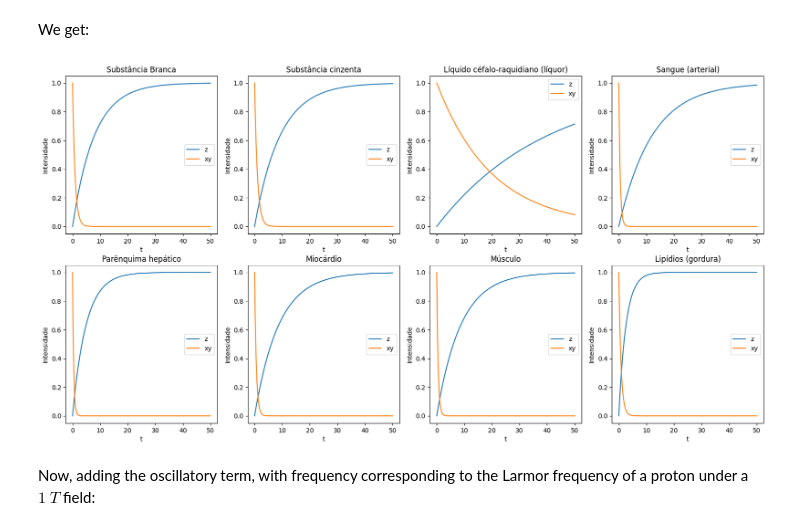
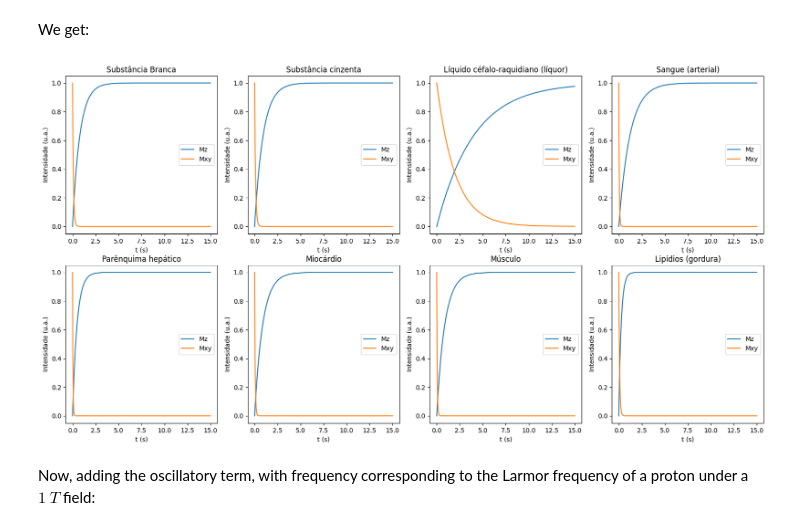
Before and after one commit to JoaoDell/MRI-study, a Jupyter notebook: examples/relaxation_times.ipynb, the cells around one changed output. Drawn from its saved outputs; the diff is of its cells as text; code cells hidden in the pictures.

```diff
--- a/examples/relaxation_times.ipynb
+++ b/examples/relaxation_times.ipynb
@@ -10,23 +10,23 @@ import matplotlib.pyplot as plt
 # %% [markdown]
 Now, for the *T1* and *T2* values, we have:
 # %%
-T1_d = {'Substância Branca' : 790*10e-3,
-      'Substância cinzenta' : 920*10e-3,
-      'Líquido céfalo-raquidiano (líquor)' : 4000*10e-3,
-      'Sangue (arterial)' : 1200*10e-3,
-      'Parênquima hepático' : 490*10e-3,
-      'Miocárdio' : 870*10e-3,
-      'Músculo' : 870*10e-3,
-      'Lipídios (gordura)' : 260*10e-3}
+T1_d = {'Substância Branca' : 790*1e-3,
+      'Substância cinzenta' : 920*1e-3,
+      'Líquido céfalo-raquidiano (líquor)' : 4000*1e-3,
+      'Sangue (arterial)' : 1200*1e-3,
+      'Parênquima hepático' : 490*1e-3,
+      'Miocárdio' : 870*1e-3,
+      'Músculo' : 870*1e-3,
+      'Lipídios (gordura)' : 260*1e-3}
 
-T2_d = {'Substância Branca' : 90*10e-3,
-      'Substância cinzenta' : 100*10e-3,
-      'Líquido céfalo-raquidiano (líquor)' : 2000*10e-3,
-      'Sangue (arterial)' : 50*10e-3,
-      'Parênquima hepático' : 40*10e-3,
-      'Miocárdio' : 60*10e-3,
-      'Músculo' : 50*10e-3,
-      'Lipídios (gordura)' : 80*10e-3}
+T2_d = {'Substância Branca' : 90*1e-3,
+      'Substância cinzenta' : 100*1e-3,
+      'Líquido céfalo-raquidiano (líquor)' : 2000*1e-3,
+      'Sangue (arterial)' : 50*1e-3,
+      'Parênquima hepático' : 40*1e-3,
+      'Miocárdio' : 60*1e-3,
+      'Músculo' : 50*1e-3,
+      'Lipídios (gordura)' : 80*1e-3}
 
 T1 = np.array(list(T1_d.values()))
 T2 = np.array(list(T2_d.values()))
@@ -36,7 +36,7 @@ titles = list(T1_d.keys())
 Configuring the time parameters:
 # %%
 t_0 = 0.0
-t_n = 50.0
+t_n = 15.0
 dt = 0.00001
 t = np.arange(t_0, t_n, dt)
 # %% [markdown]
@@ -54,19 +54,19 @@ M_xy = M_0*np.exp(-t_a/T2_ts)
 # %% [markdown]
 We get:
 # %%
-plt.figure(figsize = (20,10))
+plt.figure(figsize = (22,10))
 for i in range(8):
     plt.subplot(241 + i)
     plt.title(titles[i])
-    plt.xlabel('t')
-    plt.ylabel('Intensidade')
-    plt.plot(t_a[i], M_z[i], label = 'z')
-    plt.plot(t_a[i], M_xy[i], label = 'xy')
+    plt.xlabel('t (s)')
+    plt.ylabel('Intensidade (u.a.)')
+    plt.plot(t_a[i], M_z[i], label = 'Mz')
+    plt.plot(t_a[i], M_xy[i], label = 'Mxy')
     plt.legend()
 
 plt.show()
 # %% [output]
-[figure, old version]
+[figure, new version]
 # %% [markdown]
 Now, adding the oscillatory term, with frequency corresponding to the Larmor frequency of a proton under a $1 \ T$ field:
 # %%
```
Also changed, not shown: parts of 1 cell of this notebook, 1 other file.
